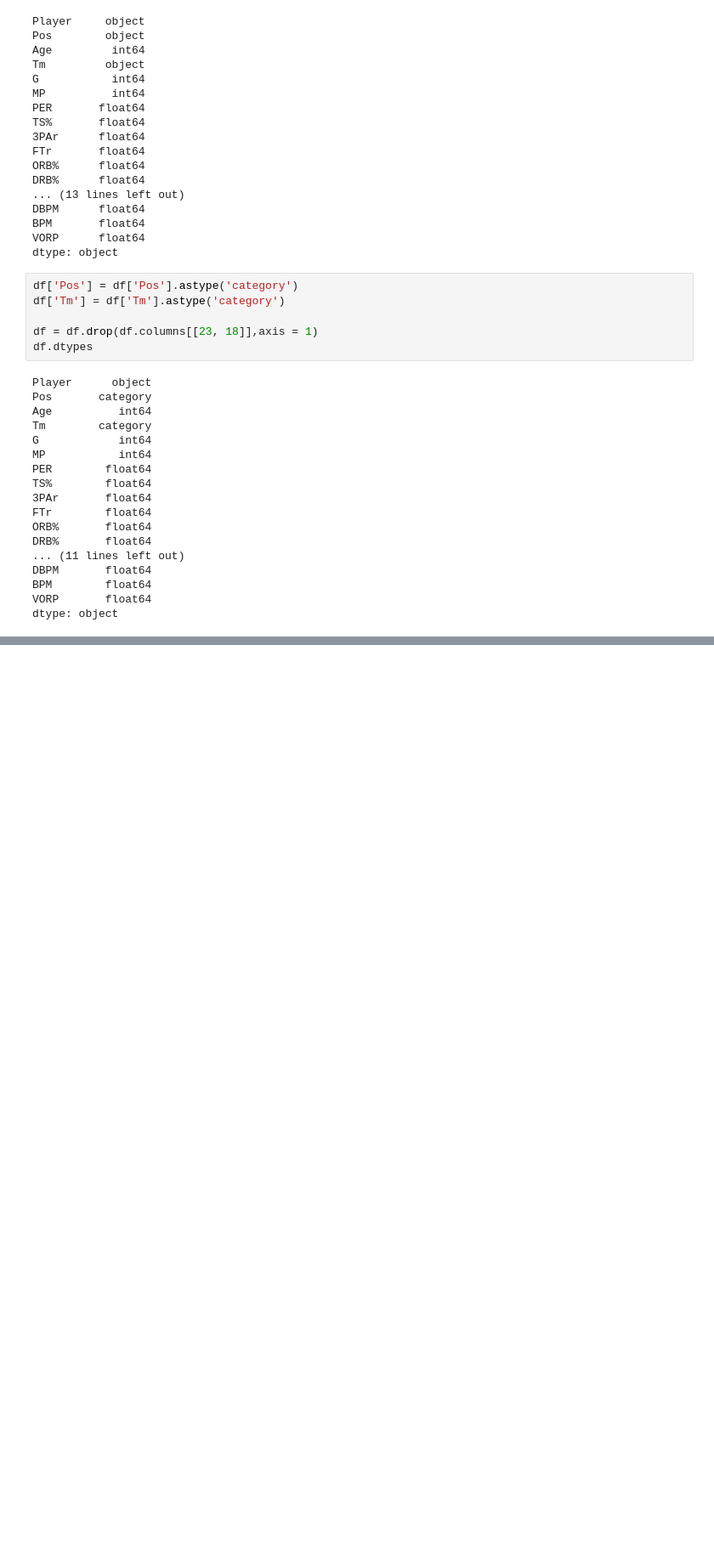
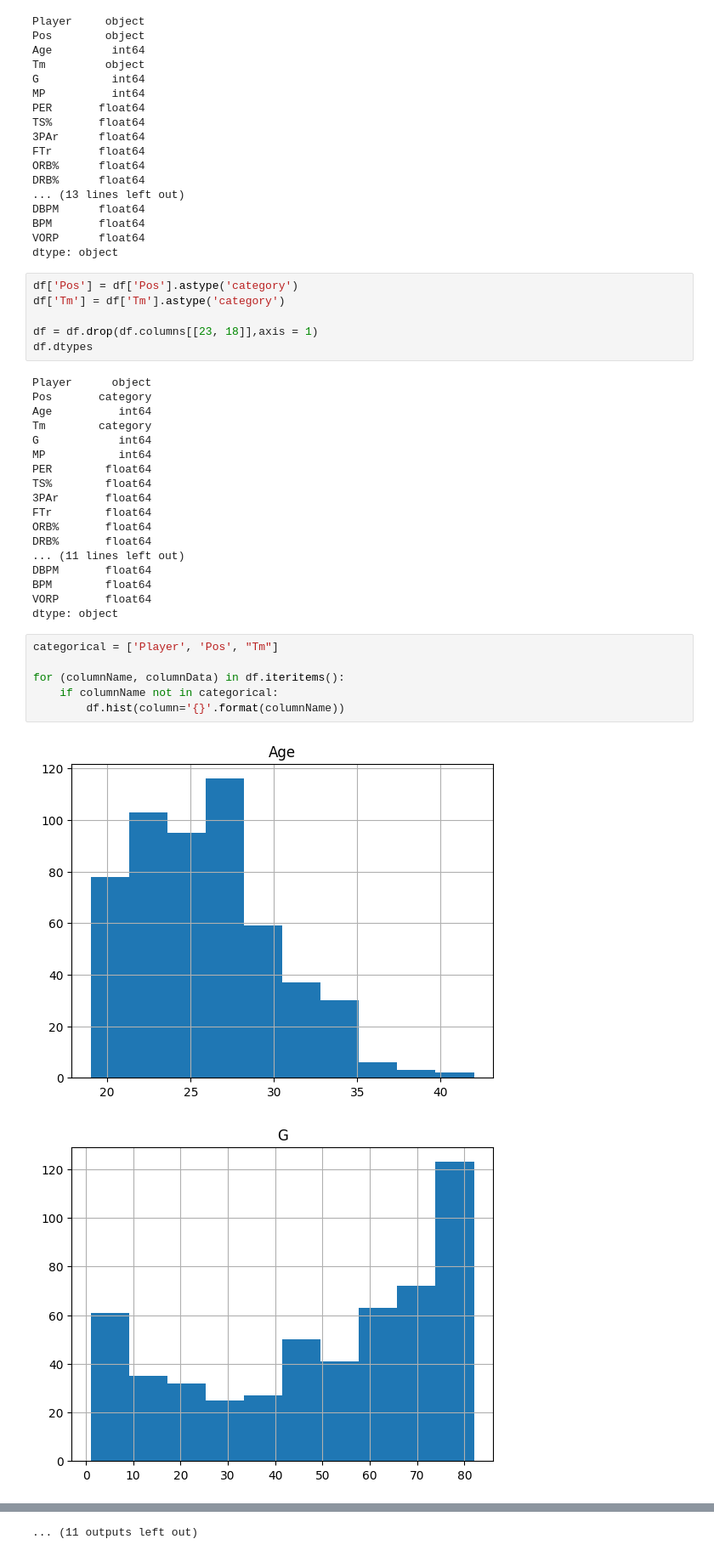
Before and after one commit to zhus-dika/predicting_models_NBA_games, a Jupyter notebook: notebooks/eda_nba_2019.ipynb, the cells around one changed output, grey strips where cells are left out. Shown at 85% size. Saved outputs shown, nothing was run; the diff lists cells and outputs as text; blank space fills up the shorter version.

Commit message:
Plot histograms

```diff
--- a/notebooks/eda_nba_2019.ipynb
+++ b/notebooks/eda_nba_2019.ipynb
@@ -56,3 +56,12 @@ DBPM       float64
 BPM        float64
 VORP       float64
 dtype: object
+# %%
+categorical = ['Player', 'Pos', "Tm"]
+
+for (columnName, columnData) in df.iteritems():
+    if columnName not in categorical:
+        df.hist(column='{}'.format(columnName))
+# %% [output]
+[figure, added]
+[figure, added]
@@ -58,0 +78 @@ dtype: object
+... (11 outputs left out)
```
Also changed, not shown: parts of 2 cells of this notebook.
